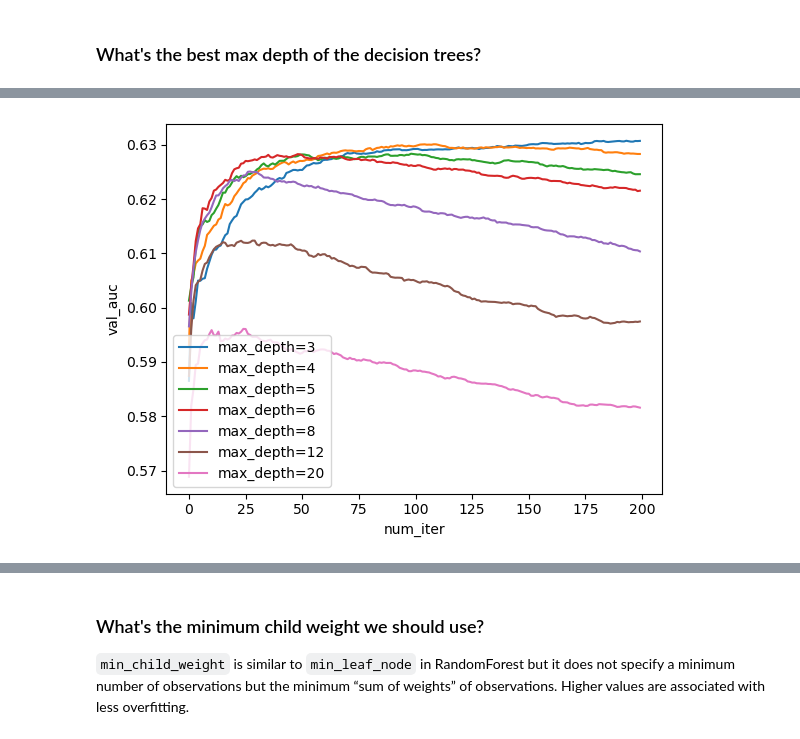
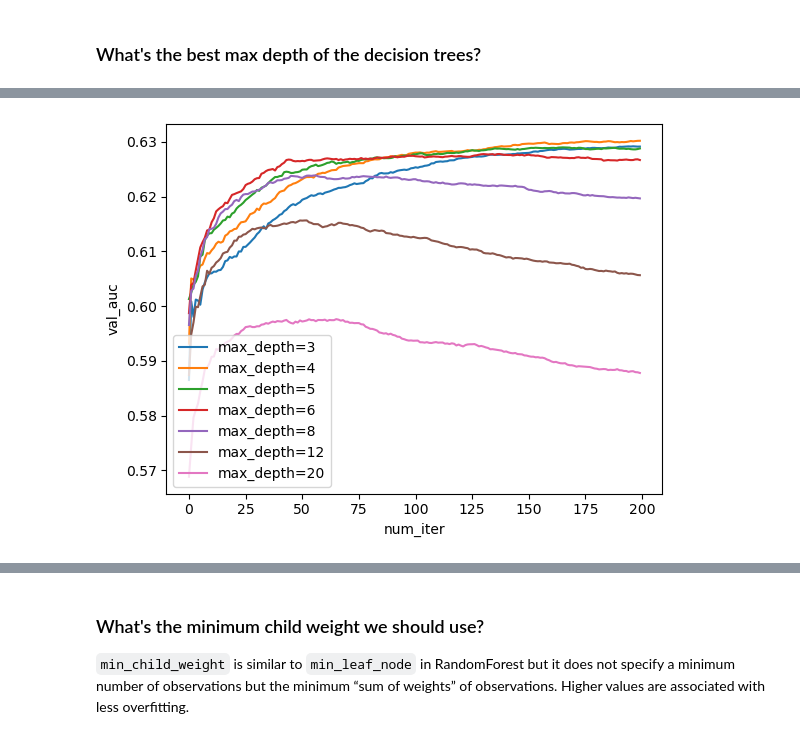
Before and after one commit to alibstill/ml-zoomcamp-collision-severity-prediction, a Jupyter notebook: 2_model_training/03_xgboost.ipynb, the cells around one changed output, grey strips where cells are left out. Cells and saved outputs as stored; diff of their text form; code cells hidden in the pictures.

```diff
--- a/2_model_training/03_xgboost.ipynb
+++ b/2_model_training/03_xgboost.ipynb
@@ -297,28 +300,33 @@ This peak is reached after 48 iterations. The next best
 # %%
 num_boost_round = 200
 
-eta = 0.1
+etas_to_test = [0.05,0.1, 0.2, 0.3]
 max_depth_to_test = [3,4,5,6,8,12,20]
 
-scores_max_depth = {}
 
-for m_depth in tqdm(max_depth_to_test):
-    xgb_params = {
-        'booster': 'gbtree', # default
-        'verbosity': 1, # default
-        'nthread': 6, # how many cores/ how much parallelization, depends on your system
+totals_max_depth = {}
 
-        'eta': eta,
-        'max_depth': m_depth,
-        'min_child_weight': 1, # default
+for eta in tqdm(etas_to_test):
+    scores_max_depth = {}
+    for m_depth in tqdm(max_depth_to_test):
+        xgb_params = {
+            'booster': 'gbtree', # default
+            'verbosity': 1, # default
+            'nthread': 6, # how many cores/ how much parallelization, depends on your system
 
-        'objective' :'binary:logistic',
-        'seed': 1, # random number seed to make the results reproducible
-        'eval_metric': 'auc'
-    }
+            'eta': eta,
+            'max_depth': m_depth,
+            'min_child_weight': 1, # default
 
-    key = f'max_depth={m_depth}'
-    scores_max_depth[key] = train_and_evaluate(xgb_params, num_boost_round)
+            'objective' :'binary:logistic',
+            'seed': 1, # random number seed to make the results reproducible
+            'eval_metric': 'auc'
+        }
+
+        key = f'max_depth={m_depth}'
+        scores_max_depth[key] = train_and_evaluate(xgb_params, num_boost_round)
+    key = f'eta={eta}'
+    totals_max_depth[key] = scores_max_depth
 # %% [output]
 [0]     train-auc:0.58169       val-auc:0.58651
 [1]     train-auc:0.59528       val-auc:0.60087
@@ -340,7 +409,9 @@ for m_depth in tqdm(max_depth_to_test):
 # %%
-for key, df_scores in scores_max_depth.items():
+eta= 0.05
+
+for key, df_scores in totals_max_depth[f'eta={eta}'].items():
     sns.lineplot(data=df_scores, x="num_iter", y="val_auc", label=key)
 
 plt.show()
 # %% [output]
-[figure, old version]
+[figure, new version]
```
Also changed, not shown: parts of 30 cells of this notebook, 5 other files.
